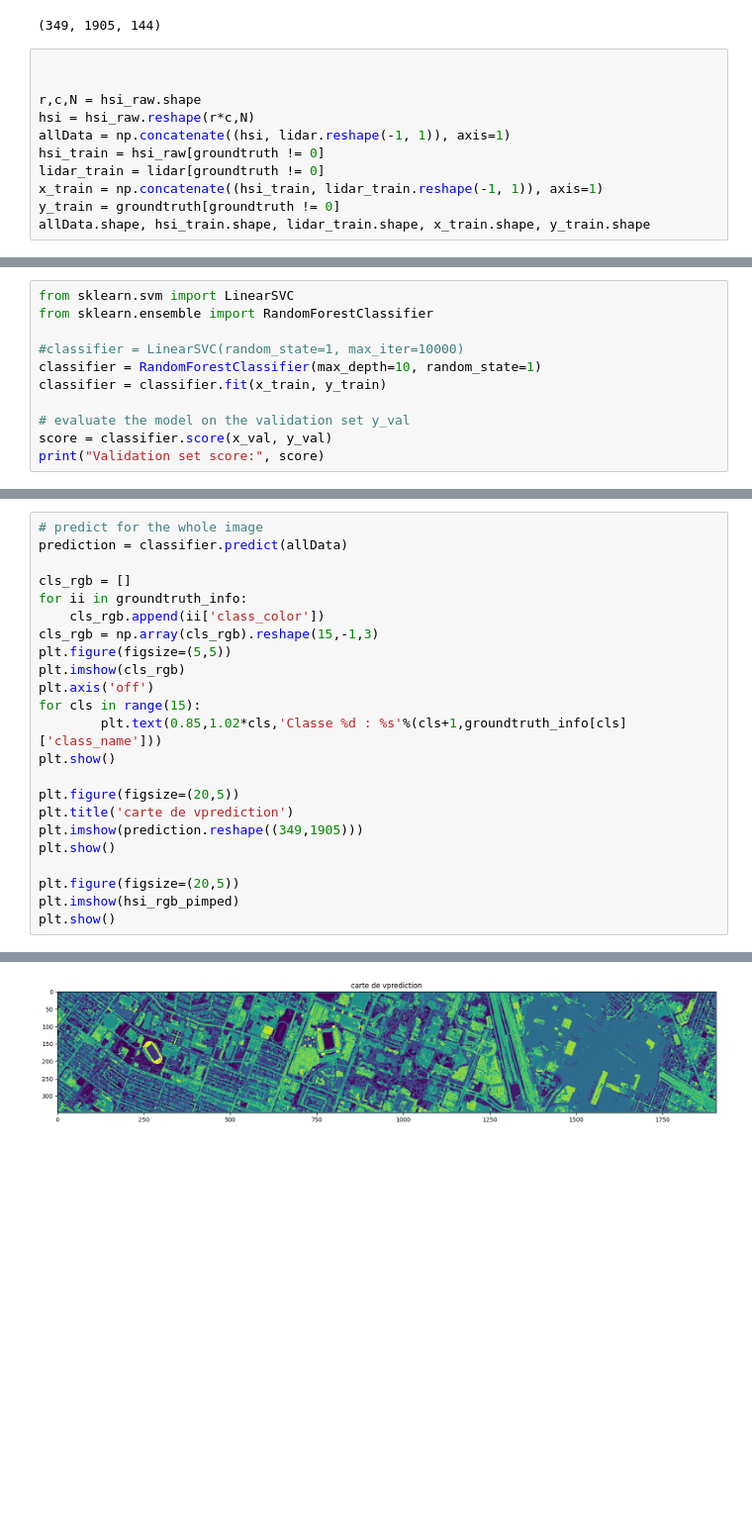
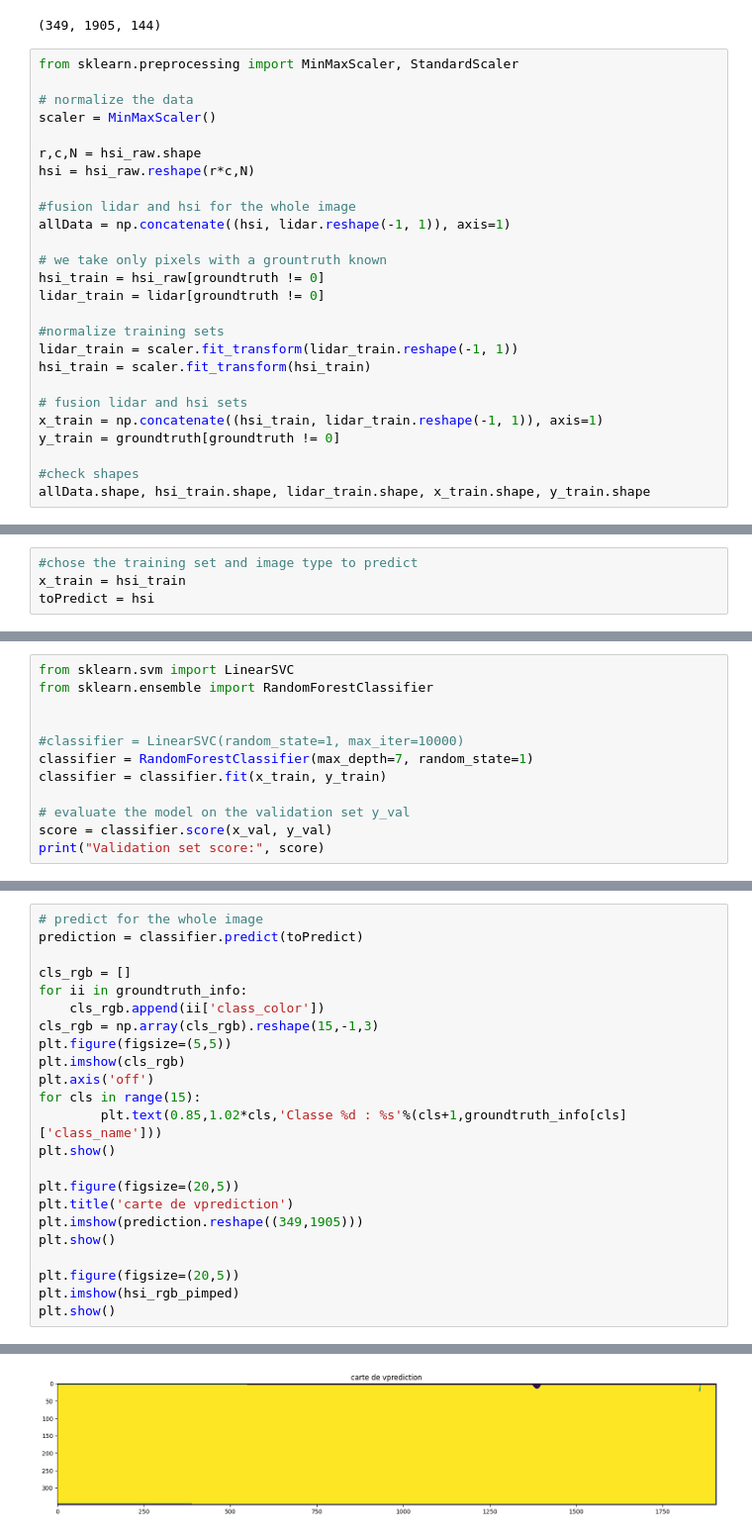
Before and after one commit to Rickil/dataFusion_contest, a Jupyter notebook: main.ipynb, the cells around one changed output, grey strips where cells are left out. Shown at 99% size. Cells and saved outputs as stored; diff of their text form; blank space fills up the shorter version.

```diff
--- a/main.ipynb
+++ b/main.ipynb
@@ -50,14 +50,29 @@ L'image LiDAR est composée de 349 lignes et 1905 colonnes au format float32
 L'image hyperspectrale est composée de 349 lignes, 1905 colonnes et 144 bandes au format uint16
 (349, 1905, 144)
 # %%
+from sklearn.preprocessing import MinMaxScaler, StandardScaler
 
+# normalize the data
+scaler = MinMaxScaler()
 
 r,c,N = hsi_raw.shape
 hsi = hsi_raw.reshape(r*c,N)
+
+#fusion lidar and hsi for the whole image
 allData = np.concatenate((hsi, lidar.reshape(-1, 1)), axis=1)
+
+# we take only pixels with a grountruth known
 hsi_train = hsi_raw[groundtruth != 0]
 lidar_train = lidar[groundtruth != 0]
+
+#normalize training sets
+lidar_train = scaler.fit_transform(lidar_train.reshape(-1, 1))
+hsi_train = scaler.fit_transform(hsi_train)
+
+# fusion lidar and hsi sets
 x_train = np.concatenate((hsi_train, lidar_train.reshape(-1, 1)), axis=1)
 y_train = groundtruth[groundtruth != 0]
+
+#check shapes
 allData.shape, hsi_train.shape, lidar_train.shape, x_train.shape, y_train.shape
 # %% [output]
@@ -81,0 +80,4 @@ y_val shape: (567,)
+# %%
+#chose the training set and image type to predict
+x_train = hsi_train
+toPredict = hsi
@@ -83,8 +103,9 @@ y_val shape: (567,)
 from sklearn.svm import LinearSVC
 from sklearn.ensemble import RandomForestClassifier
 
+
 #classifier = LinearSVC(random_state=1, max_iter=10000)
-classifier = RandomForestClassifier(max_depth=10, random_state=1)
+classifier = RandomForestClassifier(max_depth=7, random_state=1)
 classifier = classifier.fit(x_train, y_train)
 
 # evaluate the model on the validation set y_val
@@ -95,27 +116,27 @@ Validation set score: 0.9347442680776014
 # %%
 # predict for the whole image
-prediction = classifier.predict(allData)
+prediction = classifier.predict(toPredict)
 
 cls_rgb = []
 for ii in groundtruth_info:
     cls_rgb.append(ii['class_color'])
 cls_rgb = np.array(cls_rgb).reshape(15,-1,3)
 plt.figure(figsize=(5,5))
 plt.imshow(cls_rgb)
 plt.axis('off')
 for cls in range(15):
         plt.text(0.85,1.02*cls,'Classe %d : %s'%(cls+1,groundtruth_info[cls]['class_name']))
 plt.show()
 
 plt.figure(figsize=(20,5))
 plt.title('carte de vprediction')
 plt.imshow(prediction.reshape((349,1905)))
 plt.show()
 
 plt.figure(figsize=(20,5))
 plt.imshow(hsi_rgb_pimped)
 plt.show()
 # %% [output]
 [figure]
-[figure, old version]
+[figure, new version]
 [figure]
```
Also changed, not shown: parts of 6 cells of this notebook.
